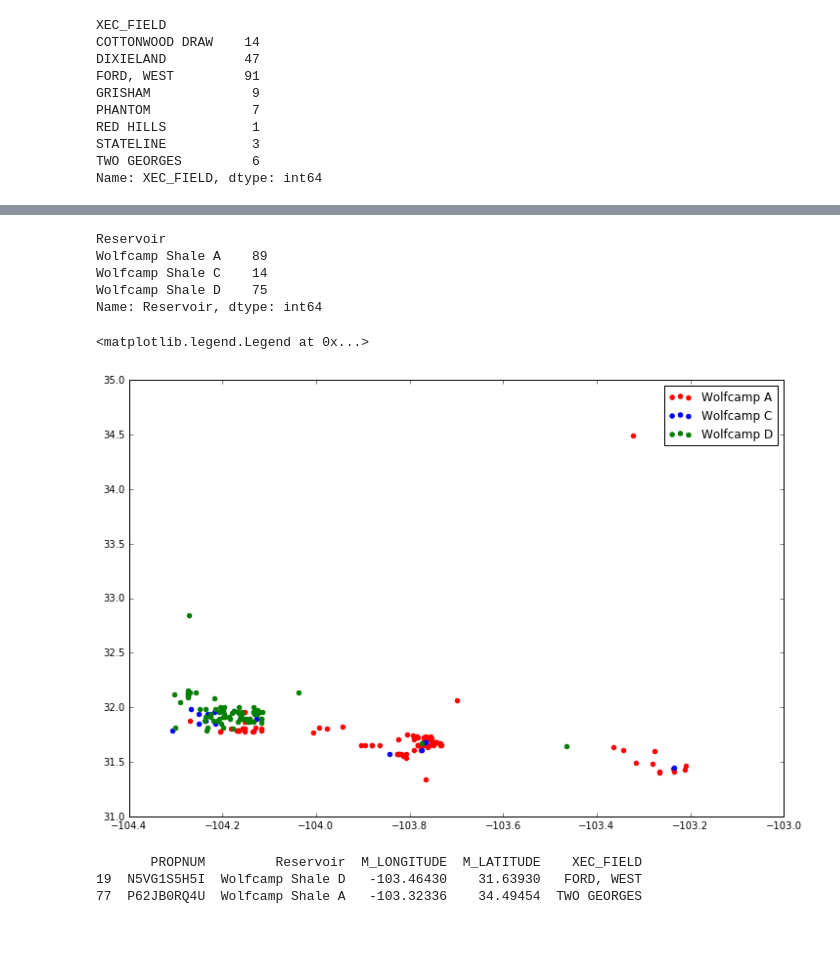
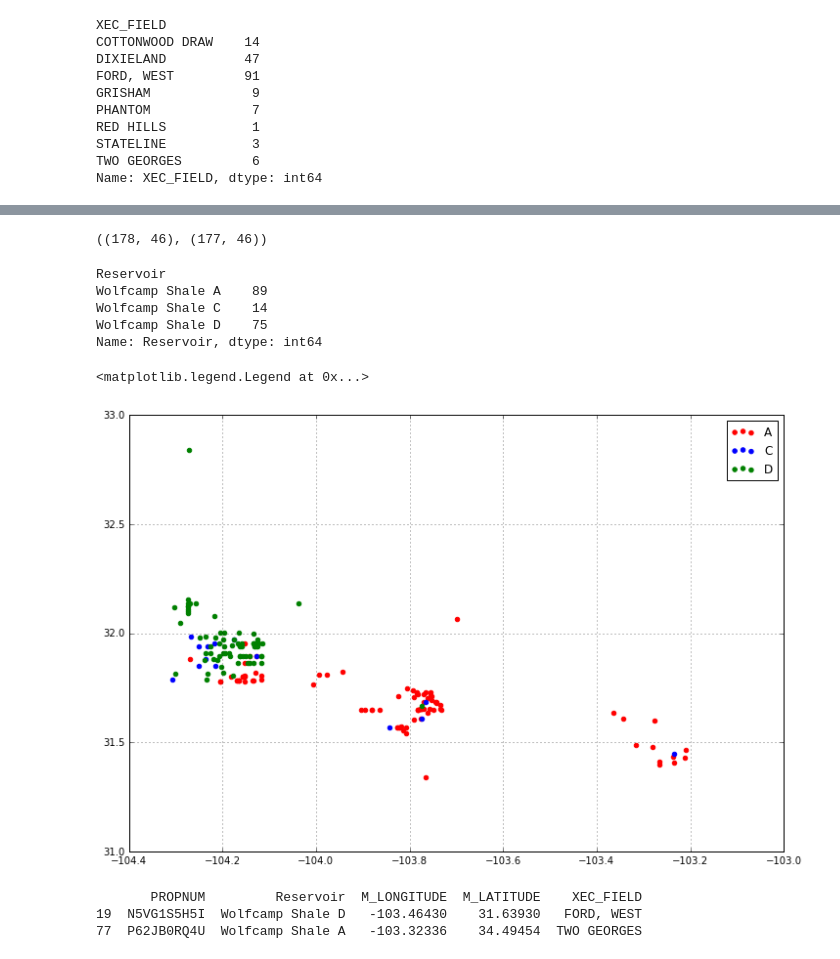
Before and after one commit to jpgrana/bayesian-approach-predicting-well-production, a Jupyter notebook: production.ipynb, the cells around one changed output, grey strips where cells are left out. Cells and saved outputs as stored; diff of their text form; code cells hidden in the pictures.

```diff
--- a/production.ipynb
+++ b/production.ipynb
@@ -145,0 +139,18 @@ ax.scatter(df['M_LONGITUDE'], df['M_LATITUDE'], color=df['XEC_FIELD'].apply(lamb
+# %%
+df_edit = df[df['PROPNUM'] != 'N5VG1S5H5I']
+colors = {'COTTONWOOD DRAW':'red', 'DIXIELAND':'blue', 'PHANTOM':'green', 'TWO GEORGES':'cyan', 'FORD, WEST':'orange',
+          'GRISHAM':'magenta', 'STATELINE':'brown', 'RED HILLS':'black'}
+fig = plt.figure(figsize=(12,8))
+ax = fig.add_subplot(1,1,1)
+ax.scatter(df_edit['M_LONGITUDE'], df_edit['M_LATITUDE'], color=df_edit['XEC_FIELD'].apply(lambda x: colors[x]))
+ax.set_ylim([31.0, 33.0])
+ax.grid()
+c1 = ml.Line2D(range(1), range(1), color="white", marker='o',markerfacecolor="red", markeredgecolor='red')
+c2 = ml.Line2D(range(1), range(1), color="white", marker='o',markerfacecolor="blue", markeredgecolor="blue")
+c3 = ml.Line2D(range(1), range(1), color="white", marker='o',markerfacecolor="green", markeredgecolor="green")
+c4 = ml.Line2D(range(1), range(1), color="white", marker='o',markerfacecolor="cyan", markeredgecolor="cyan")
+c5 = ml.Line2D(range(1), range(1), color="white", marker='o',markerfacecolor="orange", markeredgecolor="orange")
+c6 = ml.Line2D(range(1), range(1), color="white", marker='o',markerfacecolor="magenta", markeredgecolor="magenta")
+c7 = ml.Line2D(range(1), range(1), color="white", marker='o',markerfacecolor="brown", markeredgecolor="brown")
+c8 = ml.Line2D(range(1), range(1), color="white", marker='o',markerfacecolor="black", markeredgecolor="black")
+plt.legend((c1, c2, c3, c4, c5, c6, c7, c8),(14, 47, 7, 6, 91, 9, 3, 1),numpoints=1, loc=1)
@@ -146,3 +160,7 @@ ax.scatter(df['M_LONGITUDE'], df['M_LATITUDE'], color=df['XEC_FIELD'].apply(lamb
+# %%
+df.shape, df_edit.shape
+# %% [output]
+((178, 46), (177, 46))
 # %%
 df.groupby('Reservoir')['Reservoir'].count()
 # %% [output]
@@ -153,16 +171,18 @@ Wolfcamp Shale D    75
 Name: Reservoir, dtype: int64
 # %%
 colors = {'Wolfcamp Shale A':'red', 'Wolfcamp Shale C':'blue', 'Wolfcamp Shale D':'green'}
-wsa = df[df['Reservoir']=='Wolfcamp Shale A']
-wsc = df[df['Reservoir']=='Wolfcamp Shale C']
-wsd = df[df['Reservoir']=='Wolfcamp Shale D']
+wsa = df_edit[df_edit['Reservoir']=='Wolfcamp Shale A']
+wsc = df_edit[df_edit['Reservoir']=='Wolfcamp Shale C']
+wsd = df_edit[df_edit['Reservoir']=='Wolfcamp Shale D']
 fig = plt.figure(figsize=(12,8))
 ax = fig.add_subplot(1,1,1)
-ax.scatter(wsa['M_LONGITUDE'], wsa['M_LATITUDE'], color='red', label='Wolfcamp A')
-ax.scatter(wsc['M_LONGITUDE'], wsc['M_LATITUDE'], color='blue', label='Wolfcamp C')
-ax.scatter(wsd['M_LONGITUDE'], wsd['M_LATITUDE'], color='green', label='Wolfcamp D')
+ax.scatter(wsa['M_LONGITUDE'], wsa['M_LATITUDE'], color='red', label='A')
+ax.scatter(wsc['M_LONGITUDE'], wsc['M_LATITUDE'], color='blue', label='C')
+ax.scatter(wsd['M_LONGITUDE'], wsd['M_LATITUDE'], color='green', label='D')
+ax.set_ylim([31.0, 33.0])
+ax.grid()
 plt.legend()
 # %% [output]
 <matplotlib.legend.Legend at 0x...>
-[figure, old version]
+[figure, new version]
 # %%
```
Also changed, not shown: parts of 6 cells of this notebook.
